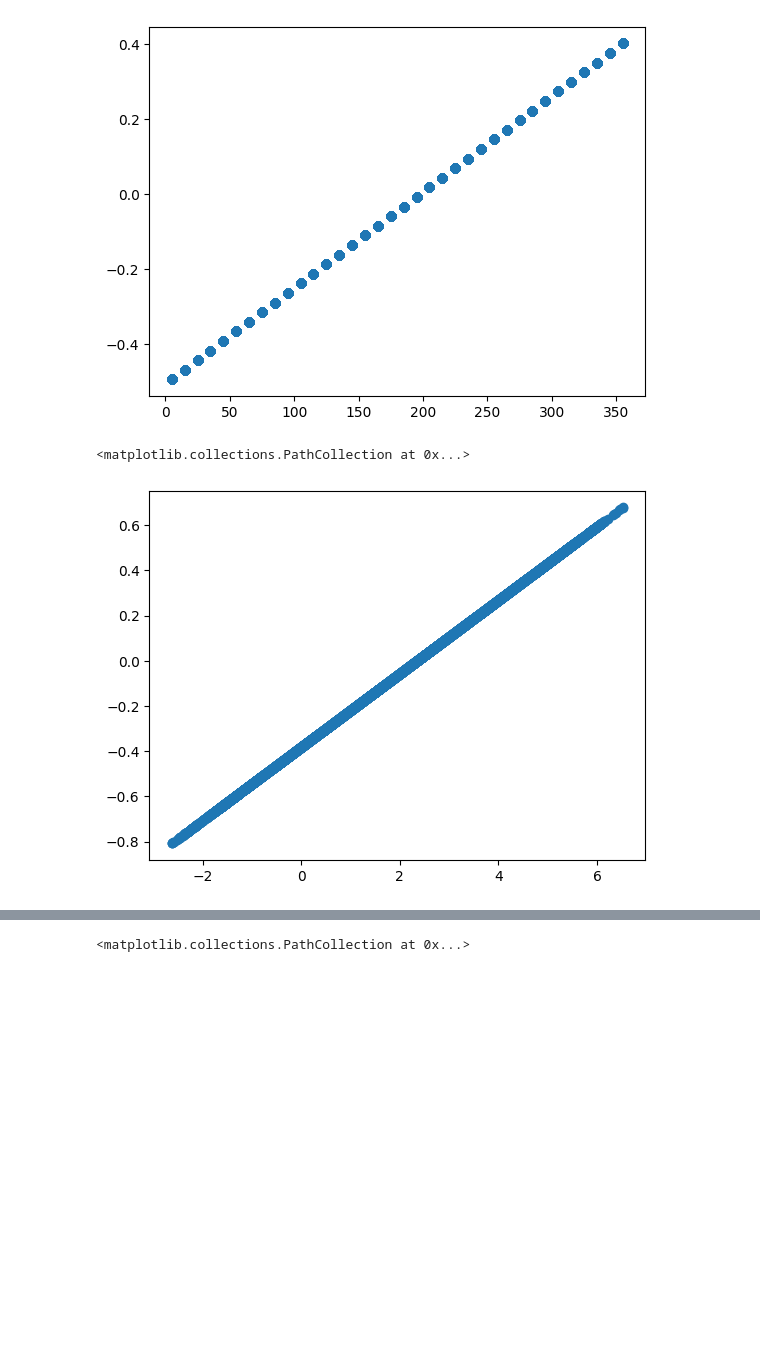
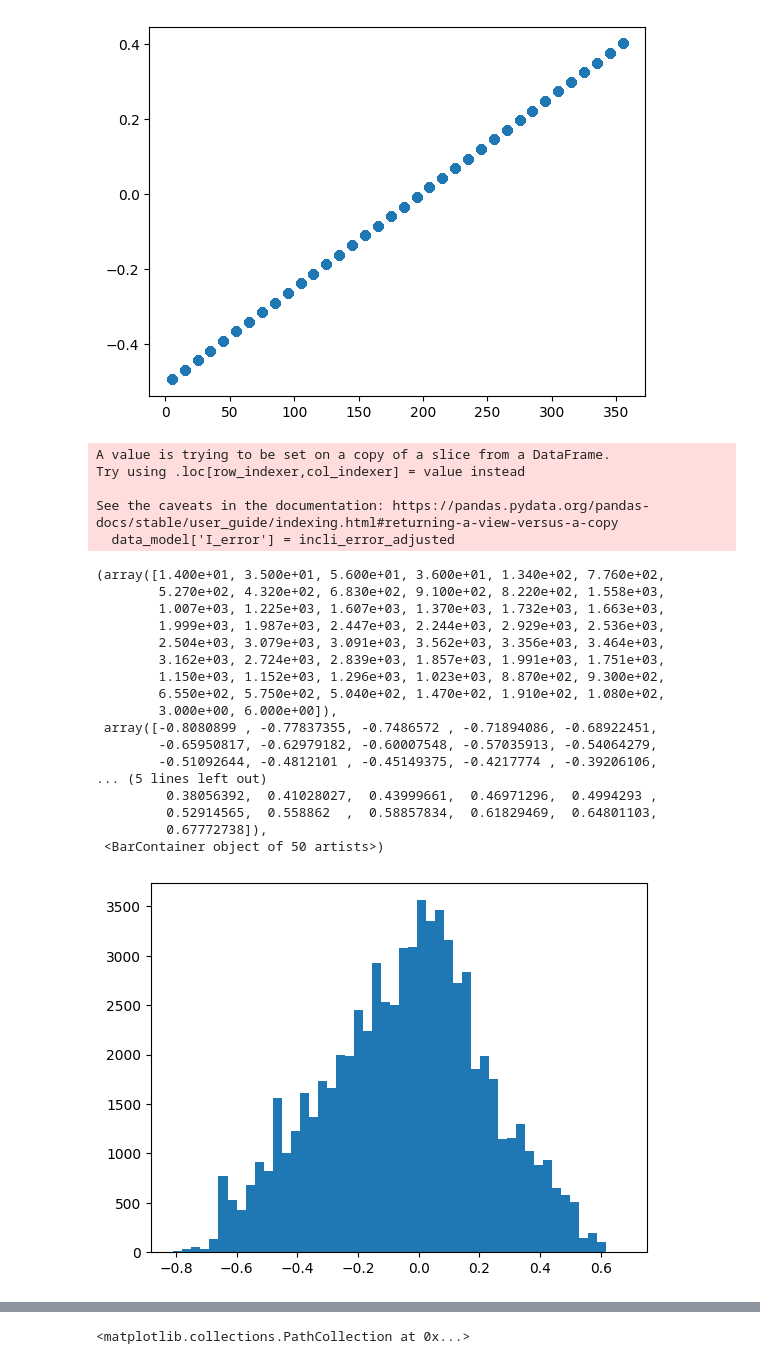
Before and after one commit to NicoleContinelli/SOFIA_Python, a Jupyter notebook: ml/Notebooks/Control_NN_Error_and_Rectified.ipynb, the cells around one changed output, grey strips where cells are left out. Drawn from its saved outputs; the diff is of its cells as text; code cells hidden in the pictures; blank space fills up the shorter version.

```diff
--- a/ml/Notebooks/Control_NN_Error_and_Rectified.ipynb
+++ b/ml/Notebooks/Control_NN_Error_and_Rectified.ipynb
@@ -407,10 +388,31 @@ plt.scatter(data_model['O'], orient_adjusted)
 # %%
 incli_error = np.array(data_model['I_error']).reshape(-1,1)
 incli_error = StandardScaler().fit_transform(incli_error)
 incli_error_adjusted = incli_error * std_motors + mean_motors
-#data_model['I_error'] = incli_error_adjusted
-#plt.hist(incli_error_adjusted, bins=50)
-plt.scatter(data_model['I_error'], incli_error_adjusted)
+data_model['I_error'] = incli_error_adjusted
+plt.hist(incli_error_adjusted, bins=50)
+#plt.scatter(data_model['I_error'], incli_error_adjusted)
 # %% [output]
-<matplotlib.collections.PathCollection at 0x...>
+A value is trying to be set on a copy of a slice from a DataFrame.
+Try using .loc[row_indexer,col_indexer] = value instead
+
+See the caveats in the documentation: https://pandas.pydata.org/pandas-docs/stable/user_guide/indexing.html#returning-a-view-versus-a-copy
+  data_model['I_error'] = incli_error_adjusted
+(array([1.400e+01, 3.500e+01, 5.600e+01, 3.600e+01, 1.340e+02, 7.760e+02,
+        5.270e+02, 4.320e+02, 6.830e+02, 9.100e+02, 8.220e+02, 1.558e+03,
+        1.007e+03, 1.225e+03, 1.607e+03, 1.370e+03, 1.732e+03, 1.663e+03,
+        1.999e+03, 1.987e+03, 2.447e+03, 2.244e+03, 2.929e+03, 2.536e+03,
+        2.504e+03, 3.079e+03, 3.091e+03, 3.562e+03, 3.356e+03, 3.464e+03,
+        3.162e+03, 2.724e+03, 2.839e+03, 1.857e+03, 1.991e+03, 1.751e+03,
+        1.150e+03, 1.152e+03, 1.296e+03, 1.023e+03, 8.870e+02, 9.300e+02,
+        6.550e+02, 5.750e+02, 5.040e+02, 1.470e+02, 1.910e+02, 1.080e+02,
+        3.000e+00, 6.000e+00]),
+ array([-0.8080899 , -0.77837355, -0.7486572 , -0.71894086, -0.68922451,
+        -0.65950817, -0.62979182, -0.60007548, -0.57035913, -0.54064279,
+        -0.51092644, -0.4812101 , -0.45149375, -0.4217774 , -0.39206106,
+... (5 lines left out)
+         0.38056392,  0.41028027,  0.43999661,  0.46971296,  0.4994293 ,
+         0.52914565,  0.558862  ,  0.58857834,  0.61829469,  0.64801103,
+         0.67772738]),
+ <BarContainer object of 50 artists>)
-[figure, old version]
+[figure, new version]
```
Also changed, not shown: parts of 15 cells of this notebook, 25 other files.
